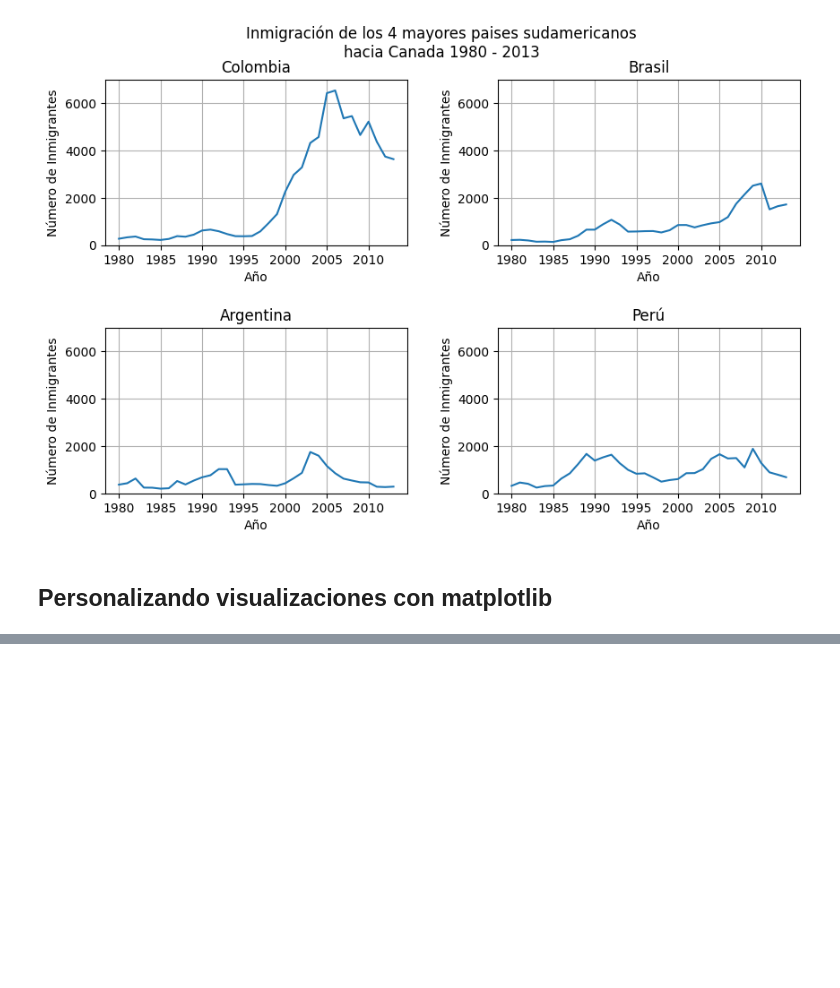
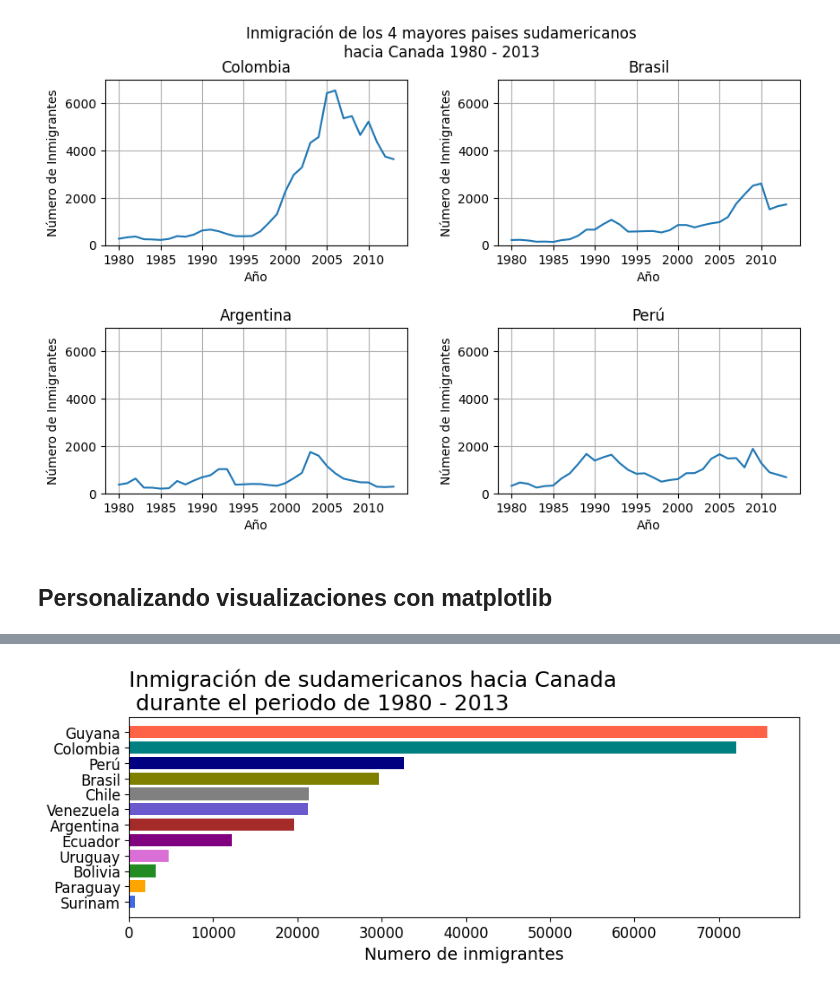
Before and after one commit to AndresCMontejo/Visualizaci-n-de-datos-con-Python-Matplotlib-Seaborn-y-Plotly, a Jupyter notebook: visualizacion_de_datos_con_python.ipynb, the cells around one changed output, grey strips where cells are left out. Saved outputs shown, nothing was run; the diff lists cells and outputs as text; code cells hidden in the pictures; blank space fills up the shorter version.

```diff
--- a/visualizacion_de_datos_con_python.ipynb
+++ b/visualizacion_de_datos_con_python.ipynb
@@ -341,0 +394,18 @@ plt.show()
+# %%
+sudamerica_sorted = sudamerica.sort_values('Total', ascending=True) #ordenamos nuestra grafica de forma ascendente, es decir de mayor a menor
+colores = ['royalblue','orange','forestgreen','orchid','purple','brown','slateblue','gray','olive','navy','teal','tomato']
+#fig es lienzo, ax el grafico
+fig, ax = plt.subplots(figsize=(10,3))
+
+#GRAFICO DE BARRAS
+#agregarle h a bar (ax.barh), estamos hablando de una barra horizontal
+ax.barh(sudamerica_sorted.index, sudamerica_sorted['Total'], color=colores)
+ax.set_title('Inmigración de sudamericanos hacia Canada\n durante el periodo de 1980 - 2013', loc='left', fontsize=18)
+#invertir el sentido de las x & y,
+ax.set_ylabel('')
+ax.set_xlabel('Numero de inmigrantes', fontsize=14)
+ax.xaxis.set_tick_params(labelsize=12)
+ax.yaxis.set_tick_params(labelsize=12)
+plt.show()
+# %% [output]
+[figure, added]
```
Also changed, not shown: parts of 6 cells of this notebook.
